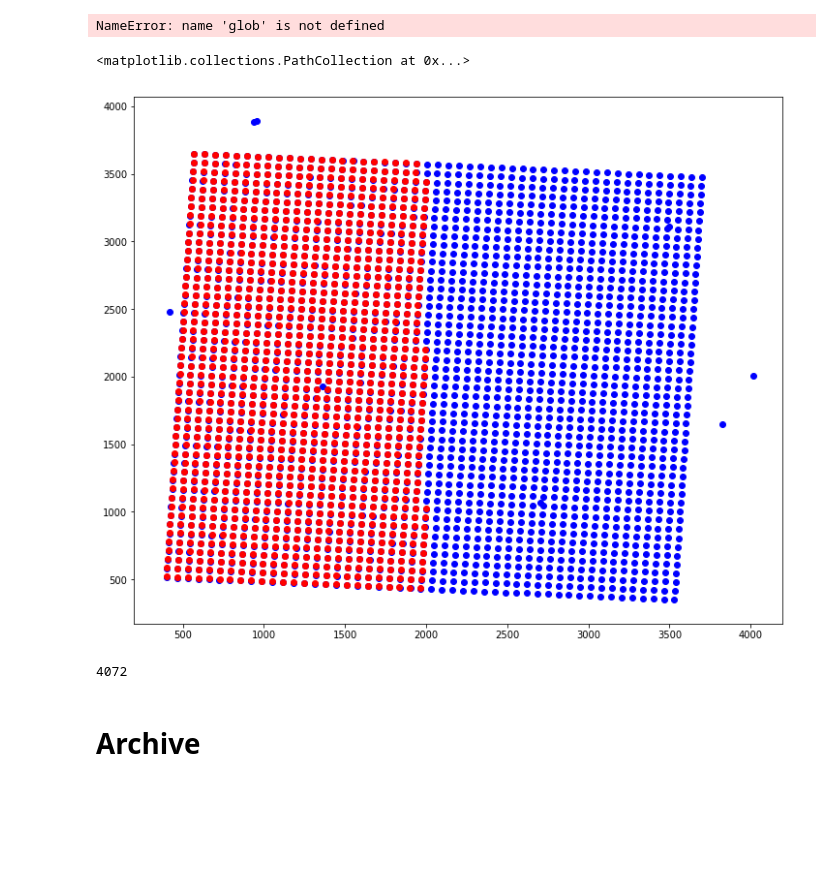
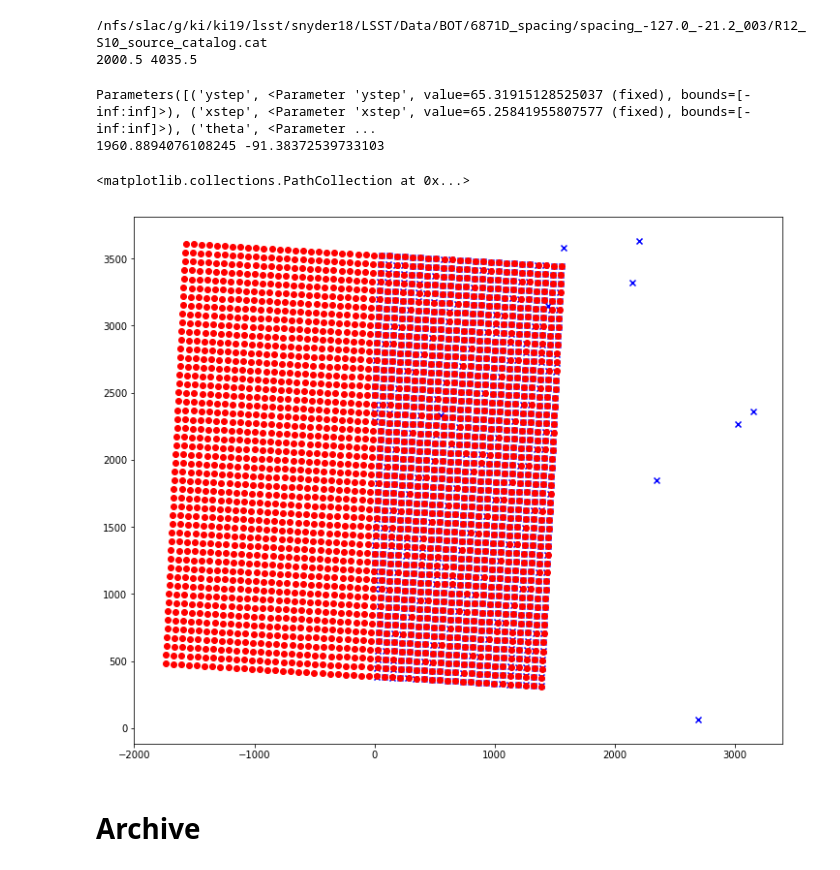
Before and after one commit to Snyder005/mixcoatl, a Jupyter notebook: notebooks/Devel.ipynb, the cells around one changed output. Saved outputs shown, nothing was run; the diff lists cells and outputs as text; code cells hidden in the pictures; blank space fills up the shorter version.

```diff
--- a/notebooks/Devel.ipynb
+++ b/notebooks/Devel.ipynb
@@ -16,5 +55,14 @@ SyntaxError: invalid syntax (sourceGridTask.py, line 170)
 # %%
-infiles = glob.glob('/nfs/slac/g/ki/ki19/lsst/snyder18/LSST/Data/BOT/6861D_long/catalogs/*.cat')
+infiles = glob.glob('/nfs/slac/g/ki/ki19/lsst/snyder18/LSST/Data/BOT/6871D_spacing/spacing_-127.0_-21.2_003/*.cat')
 infile = infiles[0]
+print(infile)
+
+ccd_name, ccd_x, ccd_y = lct.focalMmToCcdPixel(-20.2, -127.0)
+
+x0_guess = 2*509*4. - ccd_x
+y0_guess = ccd_y
+
+print(y0_guess, x0_guess)
 # %% [output]
-NameError: name 'glob' is not defined
+/nfs/slac/g/ki/ki19/lsst/snyder18/LSST/Data/BOT/6871D_spacing/spacing_-127.0_-21.2_003/R12_S10_source_catalog.cat
+2000.5 4035.5
@@ -26,24 +69,22 @@ grid = grid_task.run(infile)
 # %%
+grid_task = SourceGridTask()
+grid_task.config.brute_search = True
+
+grid = grid_task.run(infile, (1960, -100), ccd_type='ITL')
+print(grid.y0, grid.x0)
 gY = grid['Y']
 gX = grid['X']
-
-ymin = 0
-ymax = 4000
-xmin = 0
-xmax = 2000
-
-mask = (gY < ymax)*(gX < xmax)
-gY = gY[mask]
-gX = gX[mask]
 
 src = fits.getdata(infile)
 srcY = src['base_SdssShape_Y']
 srcX = src['base_SdssShape_X']
 
 fig, ax = plt.subplots(1, 1, figsize=(12, 10))
 
-ax.scatter(srcX, srcY, color='blue')
+ax.scatter(srcX, srcY, color='blue', marker='x')
 ax.scatter(gX, gY, color='red')
 # %% [output]
-<matplotlib.collections.PathCollection at 0x...>
+Parameters([('ystep', <Parameter 'ystep', value=65.31915128525037 (fixed), bounds=[-inf:inf]>), ('xstep', <Parameter 'xstep', value=65.25841955807577 (fixed), bounds=[-inf:inf]>), ('theta', <Parameter ...
+1960.8894076108245 -91.38372539733103
+<matplotlib.collections.PathCollection at 0x...>
-[figure, old version]
+[figure, new version]
@@ -52,7 +91,3 @@ from ctisim import ITL_AMP_GEOM
-# %%
-print(ITL_AMP_GEOM.nx*8)
-# %% [output]
-4072
 # %% [markdown]
 # Archive
 # %%
```
Also changed, not shown: parts of 5 cells of this notebook, 2 other files.
